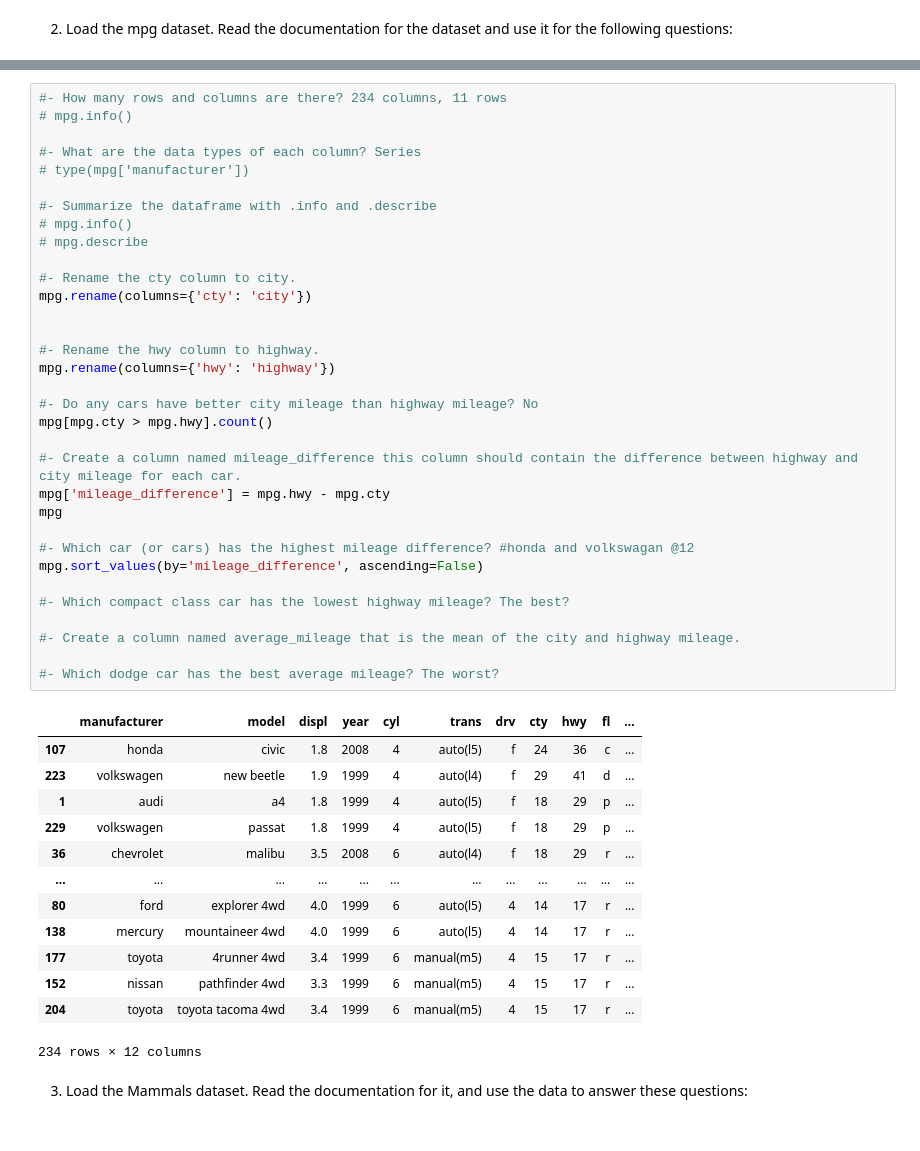
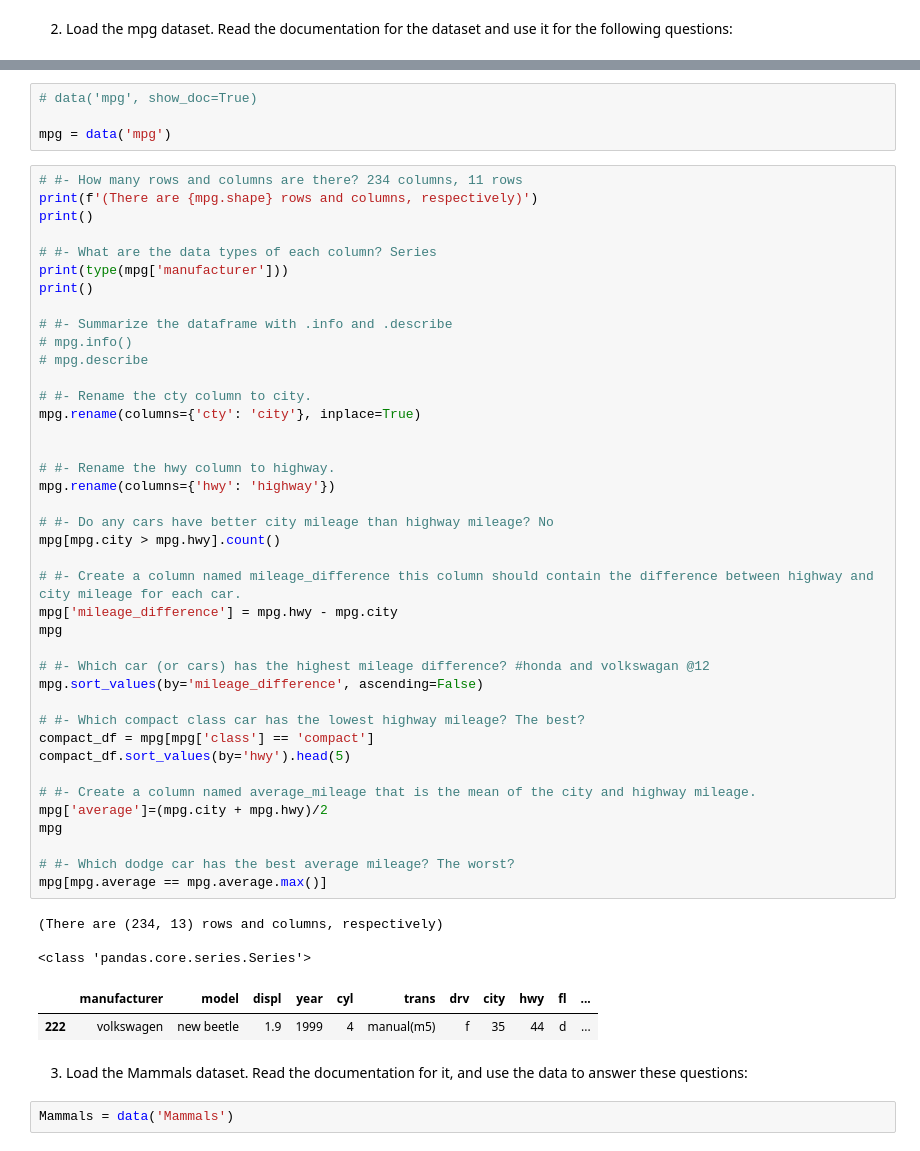
Before and after one commit to Jonessn22/numpy-pandas-visualization-exercises, a Jupyter notebook: dataframes_exercises.ipynb, the cells around one changed output, grey strips where cells are left out. Saved outputs shown, nothing was run; the diff lists cells and outputs as text.

```diff
--- a/dataframes_exercises.ipynb
+++ b/dataframes_exercises.ipynb
@@ -147,50 +138,55 @@ mpg
+# %%
+# data('mpg', show_doc=True)
+
+mpg = data('mpg')
 # %%
-#- How many rows and columns are there? 234 columns, 11 rows
-# mpg.info()
+# #- How many rows and columns are there? 234 columns, 11 rows
+print(f'(There are {mpg.shape} rows and columns, respectively)')
+print()
 
-#- What are the data types of each column? Series
-# type(mpg['manufacturer'])
+# #- What are the data types of each column? Series
+print(type(mpg['manufacturer']))
+print()
 
-#- Summarize the dataframe with .info and .describe
+# #- Summarize the dataframe with .info and .describe
 # mpg.info()
 # mpg.describe
 
-#- Rename the cty column to city.
-mpg.rename(columns={'cty': 'city'})
+# #- Rename the cty column to city.
+mpg.rename(columns={'cty': 'city'}, inplace=True)
 
 
-#- Rename the hwy column to highway.
+# #- Rename the hwy column to highway.
 mpg.rename(columns={'hwy': 'highway'})
 
-#- Do any cars have better city mileage than highway mileage? No
-mpg[mpg.cty > mpg.hwy].count()
+# #- Do any cars have better city mileage than highway mileage? No
+mpg[mpg.city > mpg.hwy].count()
 
-#- Create a column named mileage_difference this column should contain the difference between highway and city mileage for each car.
-mpg['mileage_difference'] = mpg.hwy - mpg.cty
+# #- Create a column named mileage_difference this column should contain the difference between highway and city mileage for each car.
+mpg['mileage_difference'] = mpg.hwy - mpg.city
 mpg
 
-#- Which car (or cars) has the highest mileage difference? #honda and volkswagan @12
+# #- Which car (or cars) has the highest mileage difference? #honda and volkswagan @12
 mpg.sort_values(by='mileage_difference', ascending=False)
 
-#- Which compact class car has the lowest highway mileage? The best?
+# #- Which compact class car has the lowest highway mileage? The best?
+compact_df = mpg[mpg['class'] == 'compact']
+compact_df.sort_values(by='hwy').head(5)
 
-#- Create a column named average_mileage that is the mean of the city and highway mileage.
+# #- Create a column named average_mileage that is the mean of the city and highway mileage.
+mpg['average']=(mpg.city + mpg.hwy)/2
+mpg
 
-#- Which dodge car has the best average mileage? The worst?
+# #- Which dodge car has the best average mileage? The worst?
+mpg[mpg.average == mpg.average.max()]
 # %% [output]
+(There are (234, 13) rows and columns, respectively)
+
+<class 'pandas.core.series.Series'>
-|  | manufacturer | model | displ | year | cyl | trans | drv | cty | hwy | fl | ... |
-| 107 | honda | civic | 1.8 | 2008 | 4 | auto(l5) | f | 24 | 36 | c | ... |
-| 223 | volkswagen | new beetle | 1.9 | 1999 | 4 | auto(l4) | f | 29 | 41 | d | ... |
-| 1 | audi | a4 | 1.8 | 1999 | 4 | auto(l5) | f | 18 | 29 | p | ... |
-| 229 | volkswagen | passat | 1.8 | 1999 | 4 | auto(l5) | f | 18 | 29 | p | ... |
-| 36 | chevrolet | malibu | 3.5 | 2008 | 6 | auto(l4) | f | 18 | 29 | r | ... |
-| ... | ... | ... | ... | ... | ... | ... | ... | ... | ... | ... | ... |
-| 80 | ford | explorer 4wd | 4.0 | 1999 | 6 | auto(l5) | 4 | 14 | 17 | r | ... |
-| 138 | mercury | mountaineer 4wd | 4.0 | 1999 | 6 | auto(l5) | 4 | 14 | 17 | r | ... |
-| 177 | toyota | 4runner 4wd | 3.4 | 1999 | 6 | manual(m5) | 4 | 15 | 17 | r | ... |
-| 152 | nissan | pathfinder 4wd | 3.3 | 1999 | 6 | manual(m5) | 4 | 15 | 17 | r | ... |
-| 204 | toyota | toyota tacoma 4wd | 3.4 | 1999 | 6 | manual(m5) | 4 | 15 | 17 | r | ... |
+|  | manufacturer | model | displ | year | cyl | trans | drv | city | hwy | fl | ... |
+| 222 | volkswagen | new beetle | 1.9 | 1999 | 4 | manual(m5) | f | 35 | 44 | d | ... |
-234 rows × 12 columns
 # %% [markdown]
 3. Load the Mammals dataset. Read the documentation for it, and use the data to answer these questions:
+# %%
+Mammals = data('Mammals')
 # %%
```
Also changed, not shown: parts of 7 cells of this notebook.
